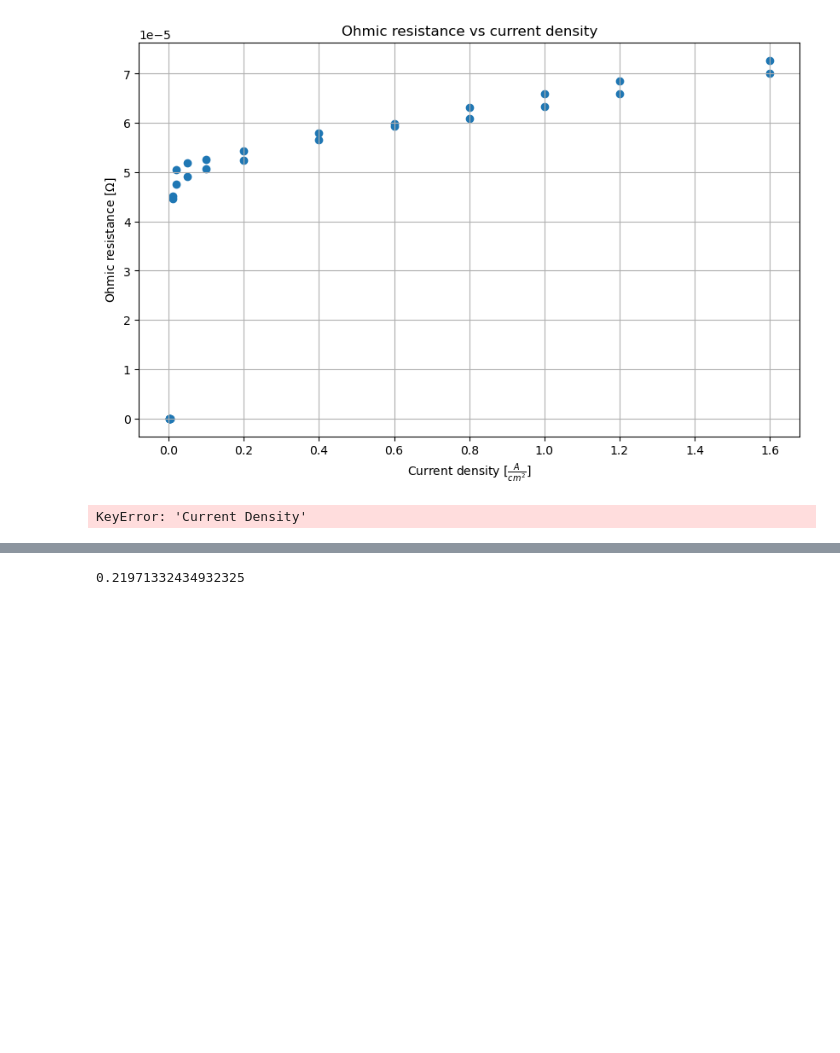
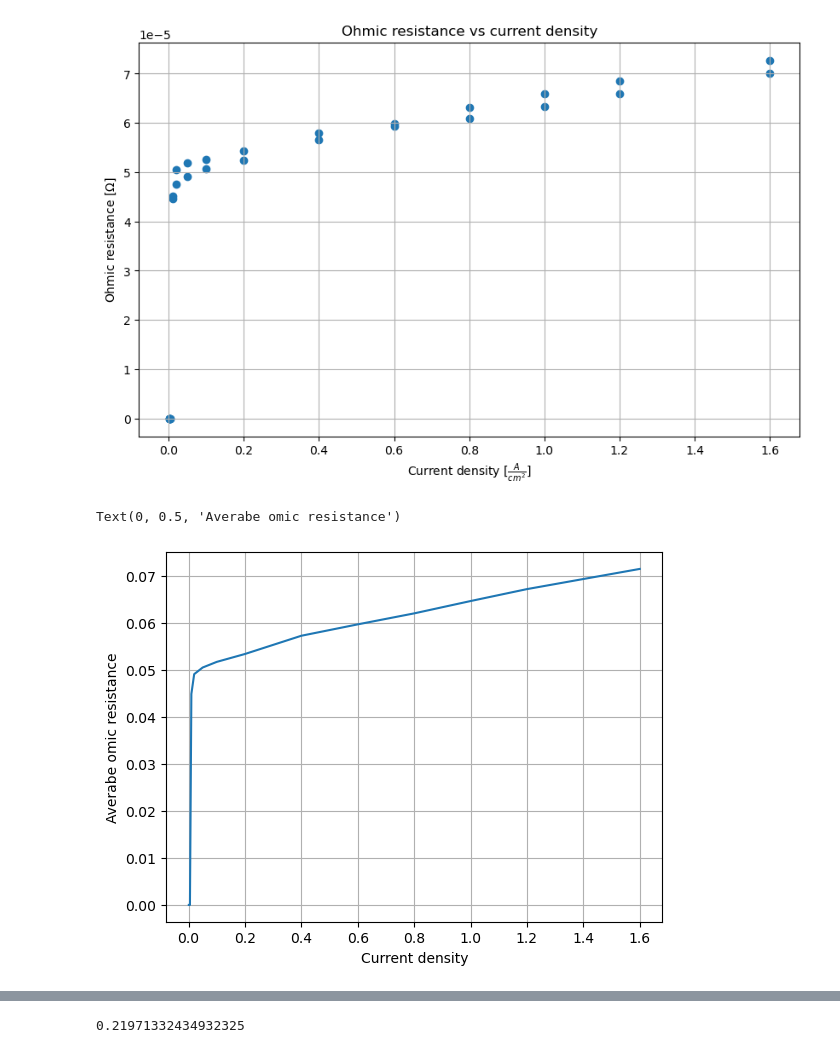
Before and after one commit to flexepticon/DBL_energy, a Jupyter notebook: Python scripts/File for graphs.ipynb, the cells around one changed output, grey strips where cells are left out. Saved outputs shown, nothing was run; the diff lists cells and outputs as text; code cells hidden in the pictures; blank space fills up the shorter version.

```diff
--- a/Python scripts/File for graphs.ipynb
+++ b/Python scripts/File for graphs.ipynb
@@ -68,10 +68,11 @@ ax.set_ylabel('Ohmic resistance [$\\Omega$]')
 Text(0, 0.5, 'Ohmic resistance [$\\Omega$]')
 [figure]
 # %%
-plt.plot(A.JR_dataframe['Current Density'], A.JR_dataframe['Resistance'])
+plt.plot(A.JR_dataframe['J'], A.JR_dataframe['R'])
 plt.grid()
 plt.xlabel('Current density')
 plt.ylabel('Averabe omic resistance')
 # %% [output]
-KeyError: 'Current Density'
+Text(0, 0.5, 'Averabe omic resistance')
+[figure, added]
 # %%
```
Also changed, not shown: parts of 4 cells of this notebook.
